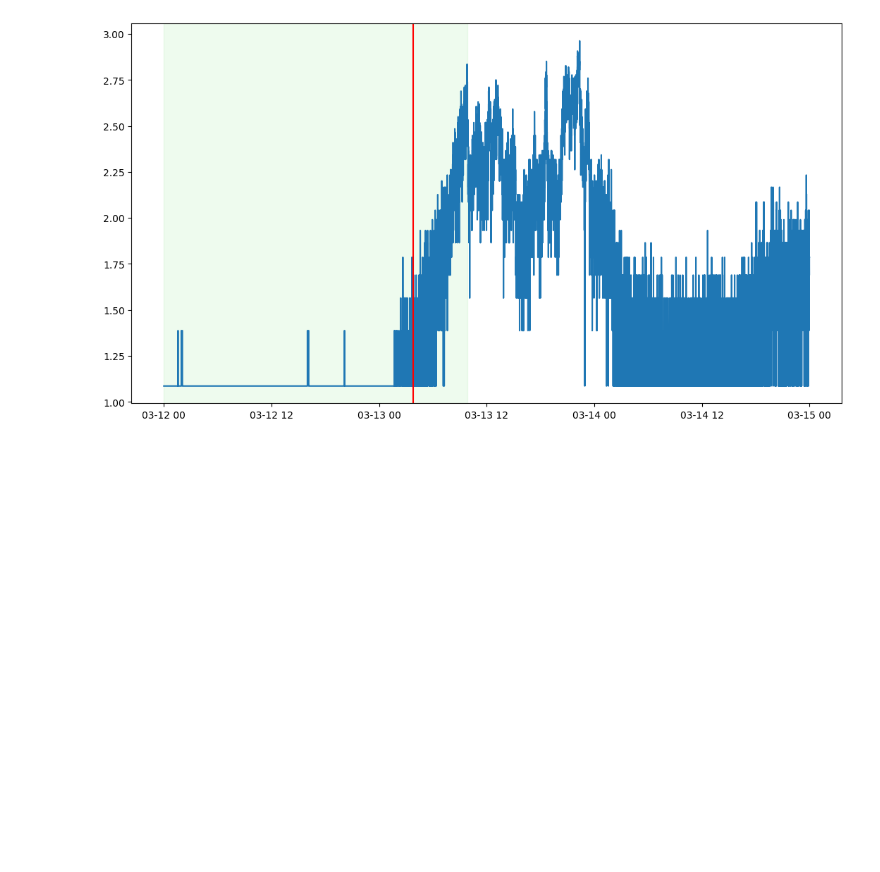
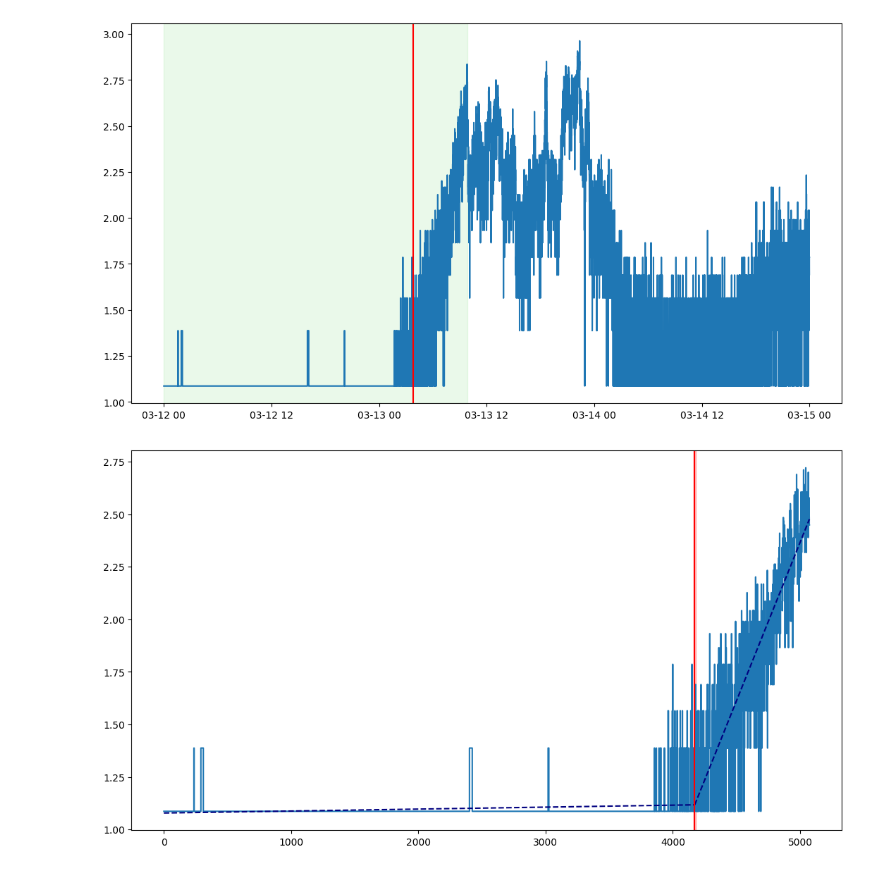
Before and after one commit to Christian-Palmroos/regression_onset_finders, a Jupyter notebook: preliminary_testings.ipynb, the cells around one changed output. Drawn from its saved outputs; the diff is of its cells as text; code cells hidden in the pictures; blank space fills up the shorter version.

```diff
--- a/preliminary_testings.ipynb
+++ b/preliminary_testings.ipynb
@@ -430,0 +459,4 @@ fig1
+# %%
+results = workflow(data=df, channel="P1", window=100, threshold=2)
+# %% [output]
+[figure, added]
```
Also changed, not shown: parts of 9 cells of this notebook, 3 other files.
